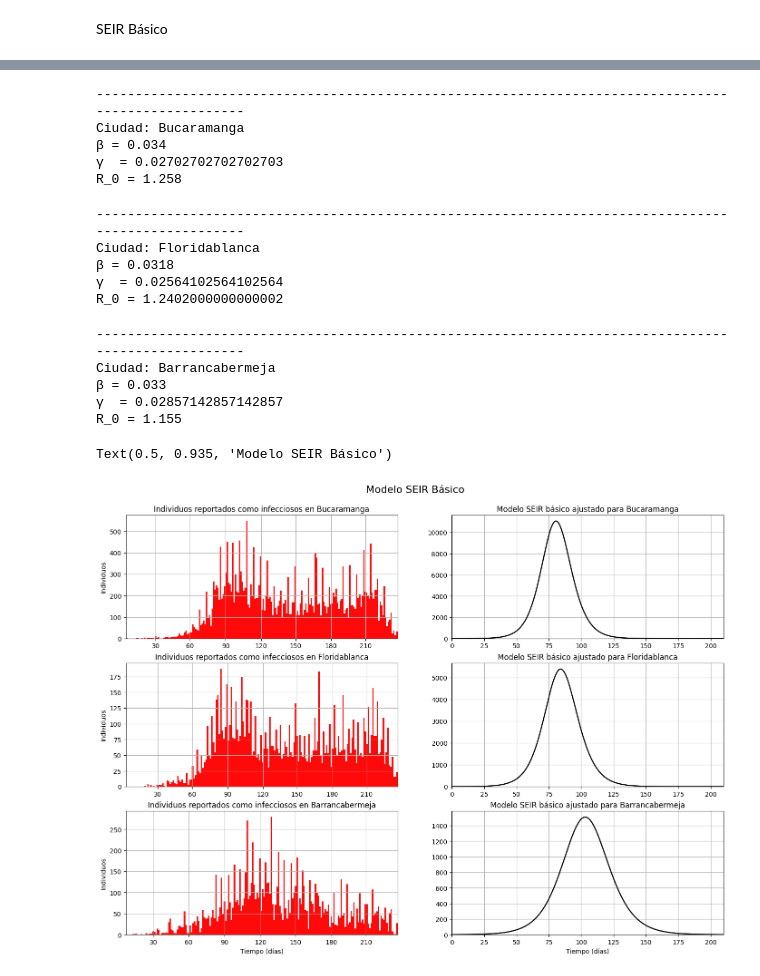
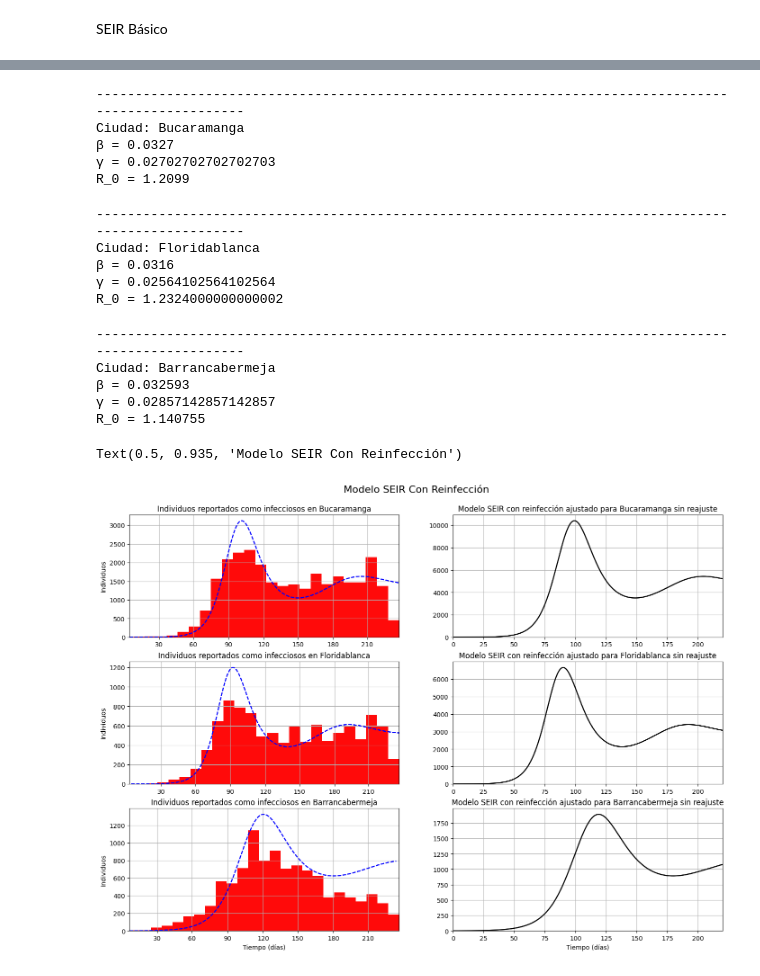
Before and after one commit to SergioPachonDotor/Proyectos_MAIBM, a Jupyter notebook: Proyecto_2/proyecto_2_resultados.ipynb, the cells around one changed output, grey strips where cells are left out. Saved outputs shown, nothing was run; the diff lists cells and outputs as text; code cells hidden in the pictures.

Commit message:
Eye Fitted Data

```diff
--- a/Proyecto_2/proyecto_2_resultados.ipynb
+++ b/Proyecto_2/proyecto_2_resultados.ipynb
@@ -66,3 +76,10 @@ def seir_reinfeccion(z, t):
     dIdt =  α*E   - γ*I
     dRdt =  γ*I   - ε*R
     return np.array([dSdt, dEdt, dIdt, dRdt])
+# %%
+fig, ax = plt.subplots(figsize=(15, 5))
+data_for_stuff = df.groupby('Fecha de inicio de síntomas').count()
+data_fixed = data_for_stuff['Fecha de recuperación'].to_numpy()
+t = np.arange(0, data_fixed.size)
+ax.plot(data_fixed, marker='o', lw=0, ms=4, color='black', fillstyle='none')
+ax.set_title(f'Data from: {ciudades[city_indx]}')
@@ -86,12 +219,12 @@ for city in [0, 1, 2]:
         # Set Parameters
         poblaciones = [581130, 316200, 191704]
         promedio_recuperacion = np.mean(df['Fecha de recuperación'] - df['Fecha de inicio de síntomas']).days
-        beta_array = [0.034, 0.0318, 0.033]
+        beta_array = [0.0327, 0.0316, 0.032593]
 
         β = beta_array[city_indx]   # 1/días
         α = 1/7                     # 1/días
         γ = 1/promedio_recuperacion # 1/días
-        ε = 1/(30*12)               # 1/días
+        ε = 1/(30*24)               # 1/días
         R_0 = β/γ
 
         # Valores iniciales
@@ -104,12 +237,12 @@ for city in [0, 1, 2]:
 
         # Simulation Time
         dt = 0.01
-        tmax = (df['Fecha de inicio de síntomas'].max() - df['Fecha de inicio de síntomas'][indx_timestamp[city_indx]]).days * 24 # días * 24 = horas
+        tmax = (df['Fecha de inicio de síntomas'].max() - df['Fecha de inicio de síntomas'][indx_timestamp[city_indx]]).days*24 # días * 24 = horas
         steps = int(tmax/dt)
         t = np.linspace(0,tmax, steps)
 
         # Simulación
-        sol = odeint(seir_basico, C0 ,t)
+        sol = odeint(seir_reinfeccion, C0 ,t)
         sol_S = sol[:,0]
         sol_E = sol[:,1]
         sol_I = sol[:,2]
@@ -117,56 +250,60 @@ for city in [0, 1, 2]:
 
         # Plot
         dias = len(df['Fecha de inicio de síntomas'].unique().tolist())
-        ax[city, 0].hist(df['Fecha de inicio de síntomas'], bins=dias, color='red', alpha=0.8, label='Infectados reportados')
+        ax[city, 0].hist(df['Fecha de inicio de síntomas'], bins=30, color='red', alpha=0.8, label='Infectados reportados')
 
         # lab
         labels = [item*30 for item in range(1, len(ax[city, 0].get_xticklabels()) + 1)];
         ax[city, 0].set_xticklabels(labels);
 
-        # lab
+        # Plot
+        factor = 4.413e5
+        t_mod = np.linspace(factor, factor + tmax, steps)
+        prob_array = [0.7, 0.82, 0.3]
         ax[city, 1].plot(t/24, sol_I, label='Modelo', color='black', ls='-')
+        ax[city, 0].plot(t_mod/24, (sol_I - (sol_I*prob_array[city_indx])), label='Modelo', color='blue', ls='--')
 
         # Grid
         ax[city, column_].grid(True)
 
         # Limits
         ax[city, 0].set_xlim(df['Fecha de inicio de síntomas'][indx_timestamp[city_indx]], df['Fecha de inicio de síntomas'].max())
-        ax[city, 1].set_xlim(0, 210)
+        ax[city, 1].set_xlim(0, 220)
         ax[city, 1].set_ylim(0)
 
         # Labeling
         ax[city, 0].set_title(f'Individuos reportados como infecciosos en {ciudades[city_indx]}')
-        ax[city, 1].set_title(f'Modelo SEIR básico ajustado para {ciudades[city_indx]}')
+        ax[city, 1].set_title(f'Modelo SEIR con reinfección ajustado para {ciudades[city_indx]} sin reajuste')
 
     print('\n')
     print('-' * 100)
     print(f'Ciudad: {ciudades[city]}')
     print(f'β = {β}')
-    print(f'γ  = {γ}')
+    print(f'γ = {γ}')
     print(f'R_0 = {R_0}')
 
 ax[0, 0].set_ylabel('Individuos')
 ax[1, 0].set_ylabel('Individuos')
 ax[2, 0].set_ylabel('Individuos')
 ax[2, 0].set_xlabel('Tiempo (días)')
 ax[2, 1].set_xlabel('Tiempo (días)')
 
-fig.suptitle(f'Modelo SEIR Básico', fontsize=16, y=0.935)
+fig.suptitle(f'Modelo SEIR Con Reinfección', fontsize=16, y=0.935)
 # %% [output]
 ----------------------------------------------------------------------------------------------------
 Ciudad: Bucaramanga
-β = 0.034
-γ  = 0.02702702702702703
-R_0 = 1.258
+β = 0.0327
+γ = 0.02702702702702703
+R_0 = 1.2099
 ----------------------------------------------------------------------------------------------------
 Ciudad: Floridablanca
-β = 0.0318
-γ  = 0.02564102564102564
-R_0 = 1.2402000000000002
+β = 0.0316
+γ = 0.02564102564102564
+R_0 = 1.2324000000000002
 ----------------------------------------------------------------------------------------------------
 Ciudad: Barrancabermeja
-β = 0.033
-γ  = 0.02857142857142857
-R_0 = 1.155
+β = 0.032593
+γ = 0.02857142857142857
+R_0 = 1.140755
-Text(0.5, 0.935, 'Modelo SEIR Básico')
+Text(0.5, 0.935, 'Modelo SEIR Con Reinfección')
-[figure, old version]
+[figure, new version]
```
Also changed, not shown: parts of 8 cells of this notebook, 1 other file.
